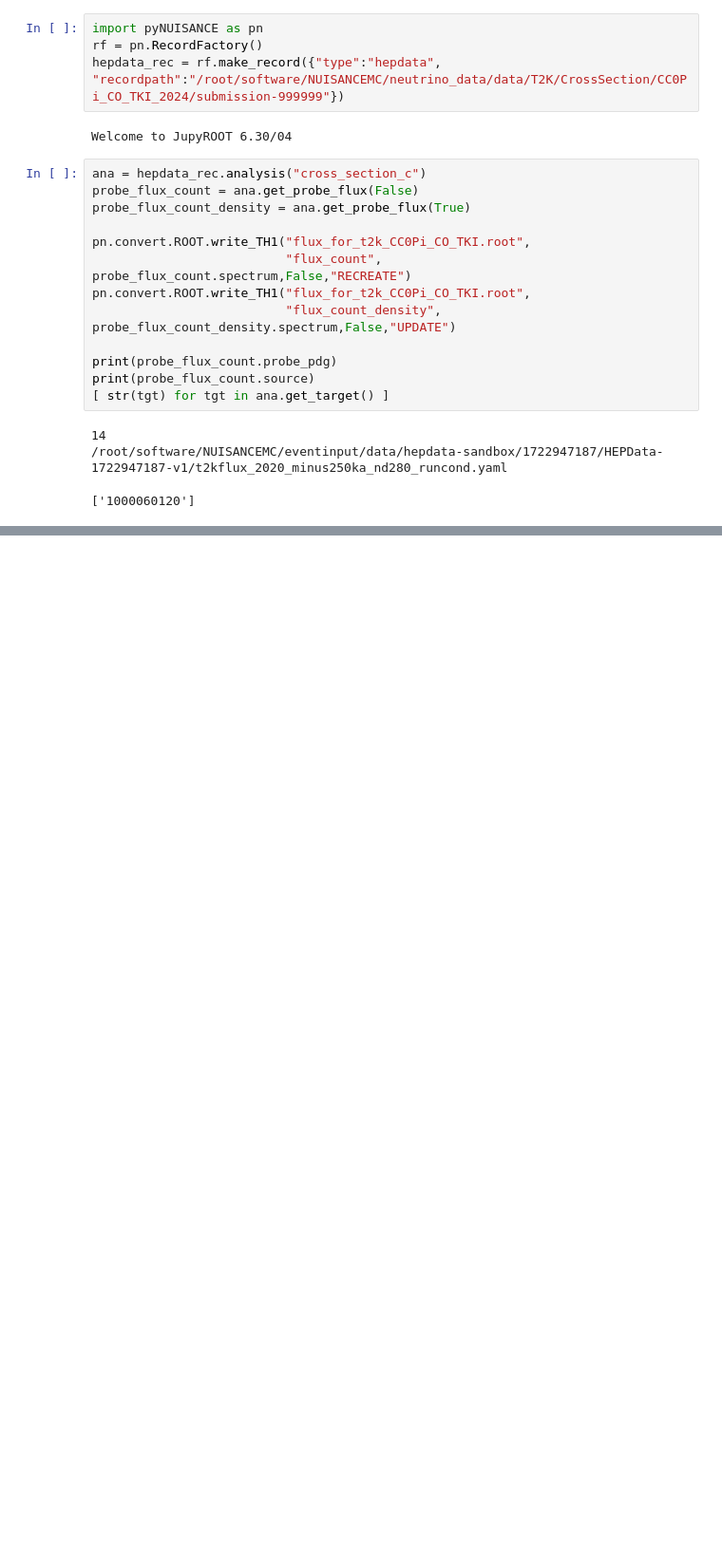
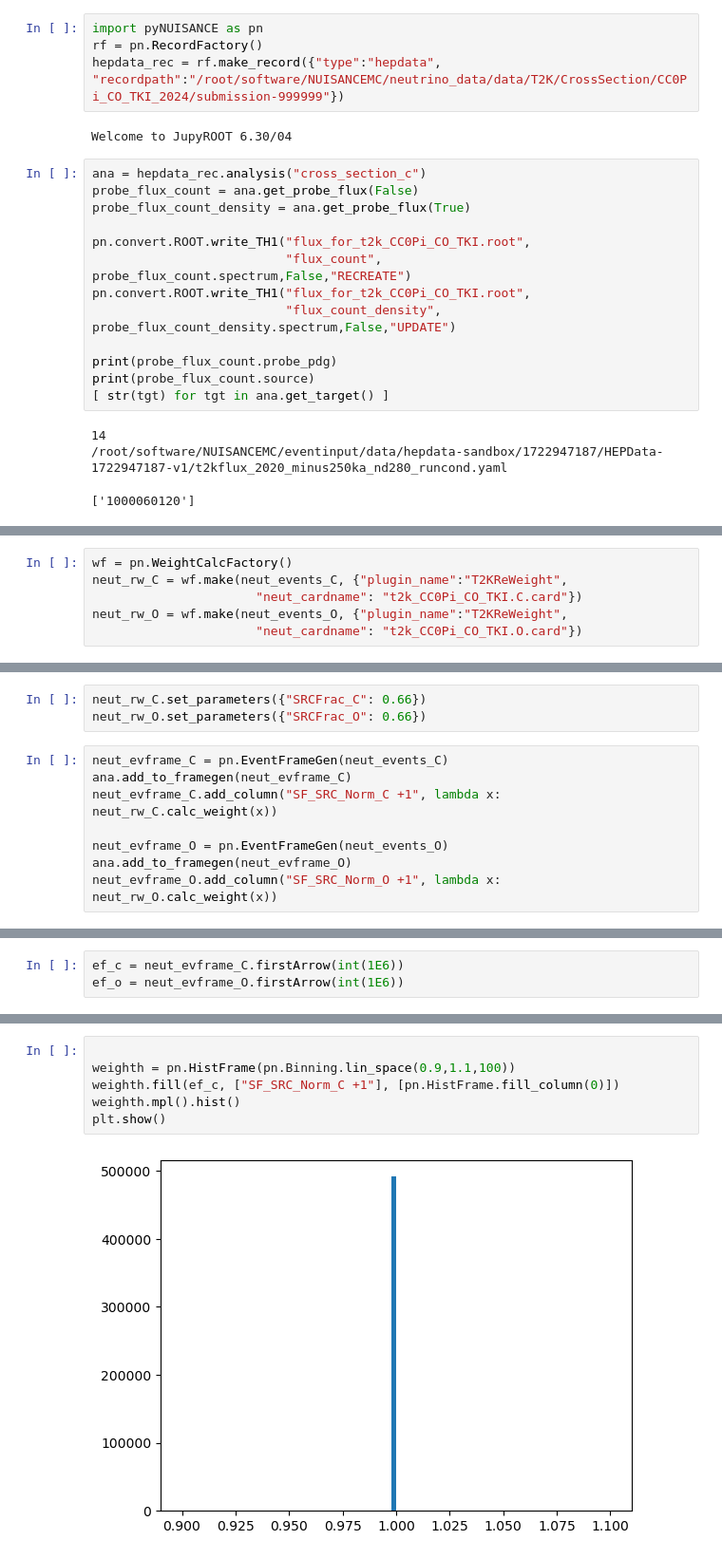
Before and after one commit to NUISANCEMC/notebooks, a Jupyter notebook: T2K_CO_TKI.ipynb, the cells around one changed output, grey strips where cells are left out. Shown at 95% size. Drawn from its saved outputs; the diff is of its cells as text; blank space fills up the shorter version.

```diff
--- a/T2K_CO_TKI.ipynb
+++ b/T2K_CO_TKI.ipynb
@@ -109,0 +136,6 @@ comparison_CO.likelihood()
+# %%
+wf = pn.WeightCalcFactory()
+neut_rw_C = wf.make(neut_events_C, {"plugin_name":"T2KReWeight",
+                      "neut_cardname": "t2k_CC0Pi_CO_TKI.C.card"})
+neut_rw_O = wf.make(neut_events_O, {"plugin_name":"T2KReWeight",
+                      "neut_cardname": "t2k_CC0Pi_CO_TKI.O.card"})
@@ -109,0 +160,11 @@ comparison_CO.likelihood()
+# %%
+neut_rw_C.set_parameters({"SRCFrac_C": 0.66})
+neut_rw_O.set_parameters({"SRCFrac_O": 0.66})
+# %%
+neut_evframe_C = pn.EventFrameGen(neut_events_C)
+ana.add_to_framegen(neut_evframe_C)
+neut_evframe_C.add_column("SF_SRC_Norm_C +1", lambda x: neut_rw_C.calc_weight(x))
+
+neut_evframe_O = pn.EventFrameGen(neut_events_O)
+ana.add_to_framegen(neut_evframe_O)
+neut_evframe_O.add_column("SF_SRC_Norm_O +1", lambda x: neut_rw_O.calc_weight(x))
@@ -109,0 +173,3 @@ comparison_CO.likelihood()
+# %%
+ef_c = neut_evframe_C.firstArrow(int(1E6))
+ef_o = neut_evframe_O.firstArrow(int(1E6))
@@ -109,0 +192,8 @@ comparison_CO.likelihood()
+# %%
+
+weighth = pn.HistFrame(pn.Binning.lin_space(0.9,1.1,100))
+weighth.fill(ef_c, ["SF_SRC_Norm_C +1"], [pn.HistFrame.fill_column(0)])
+weighth.mpl().hist()
+plt.show()
+# %% [output]
+[figure, added]
```
Also changed, not shown: parts of 11 cells of this notebook, 3 other files.
